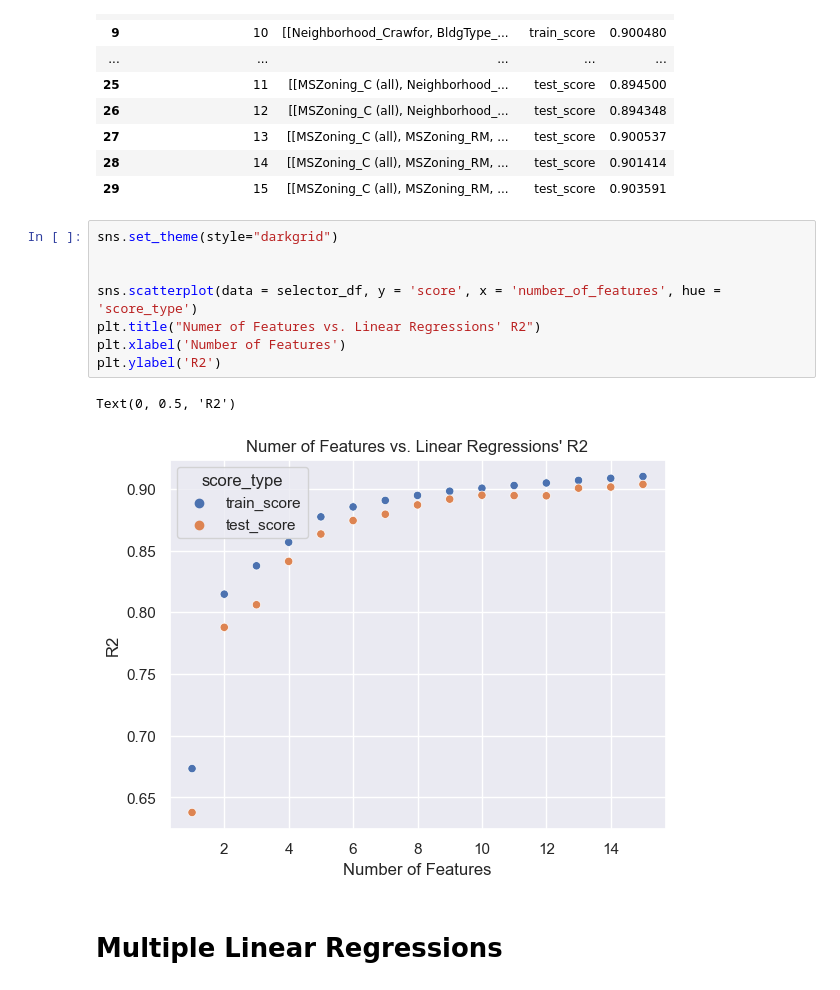
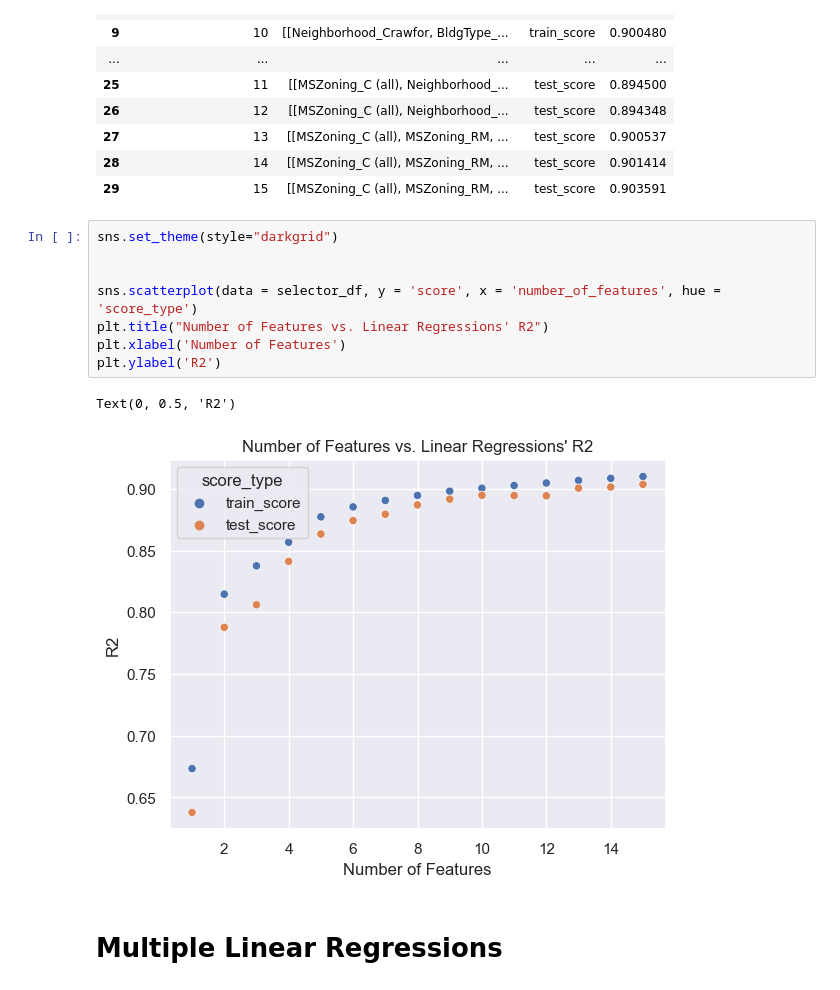
Before and after one commit to Bryce-Ferraro/Ames_Machine_Learning, a Jupyter notebook: Ames Machine Learning Project - Bryce Ferraro - Model - Multiple Linear Regressions.ipynb, the cells around one changed output. Saved outputs shown, nothing was run; the diff lists cells and outputs as text.

```diff
--- a/Ames Machine Learning Project - Bryce Ferraro - Model - Multiple Linear Regressions.ipynb
+++ b/Ames Machine Learning Project - Bryce Ferraro - Model - Multiple Linear Regressions.ipynb
@@ -100,14 +100,14 @@ selector_df
 # %%
 sns.set_theme(style="darkgrid")
 
 
 sns.scatterplot(data = selector_df, y = 'score', x = 'number_of_features', hue = 'score_type')
-plt.title("Numer of Features vs. Linear Regressions' R2")
+plt.title("Number of Features vs. Linear Regressions' R2")
 plt.xlabel('Number of Features')
 plt.ylabel('R2')
 # %% [output]
 Text(0, 0.5, 'R2')
-[figure, old version]
+[figure, new version]
 # %% [markdown]
 # Multiple Linear Regressions
 # %% [markdown]
```
